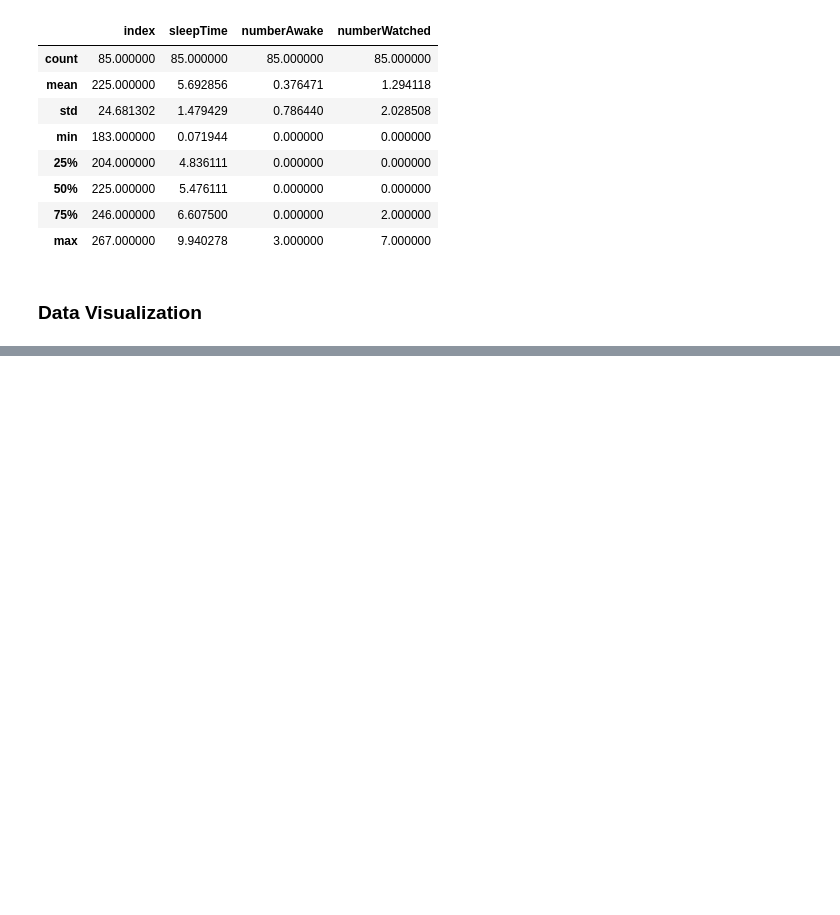
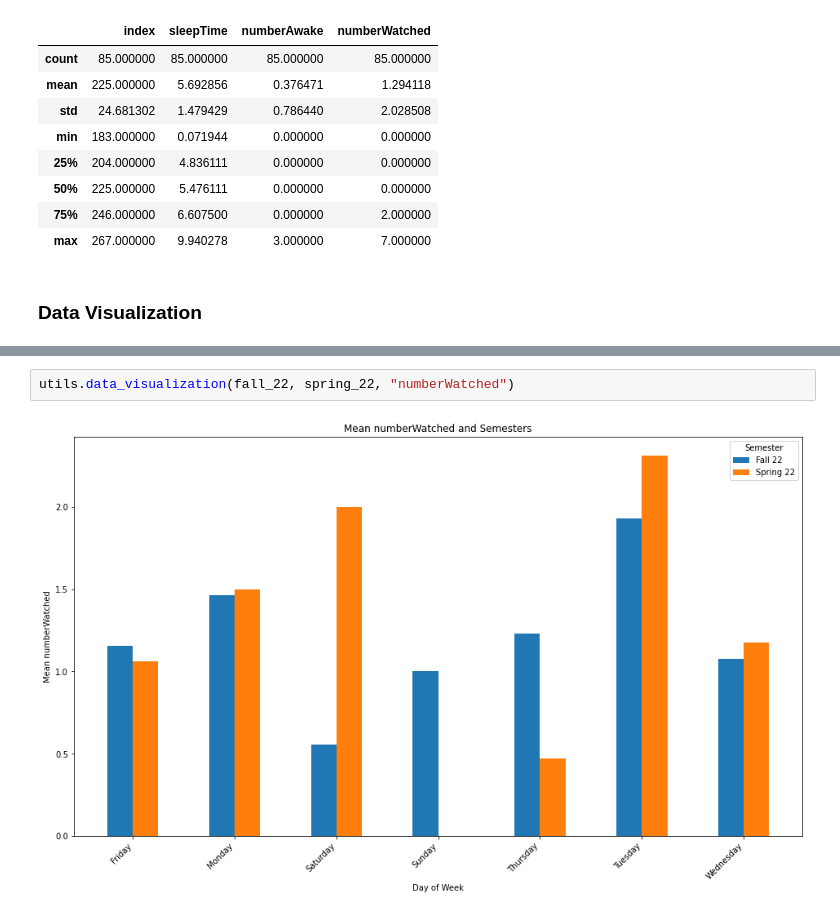
Before and after one commit to tonixsmm/FinalProject, a Jupyter notebook: ProjectNotebook.ipynb, the cells around one changed output, grey strips where cells are left out. Saved outputs shown, nothing was run; the diff lists cells and outputs as text; blank space fills up the shorter version.

```diff
--- a/ProjectNotebook.ipynb
+++ b/ProjectNotebook.ipynb
@@ -332,0 +333,4 @@ utils.data_visualization(fall_22, spring_22, "sleepTime")
+# %%
+utils.data_visualization(fall_22, spring_22, "numberWatched")
+# %% [output]
+[figure, added]
```
Also changed, not shown: parts of 5 cells of this notebook, 1 other file.
